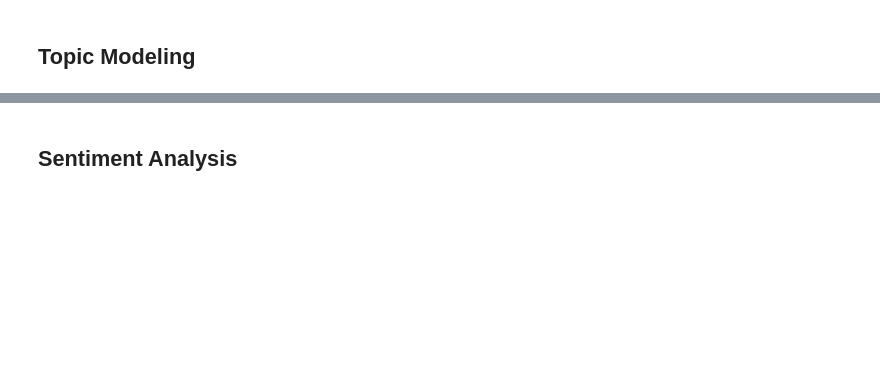
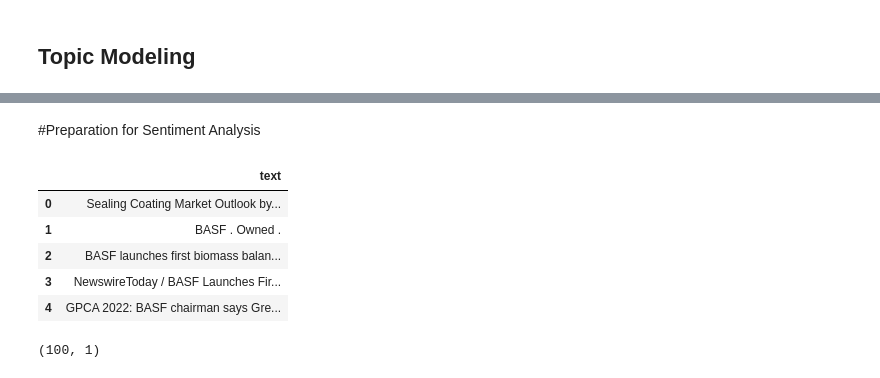
Before and after one commit to tomheyden/StockPricePrediction, a Jupyter notebook: TwitterSentiment.ipynb, the cells around one changed output, grey strips where cells are left out. Cells and saved outputs as stored; diff of their text form; code cells hidden in the pictures; blank space fills up the shorter version.

```diff
--- a/TwitterSentiment.ipynb
+++ b/TwitterSentiment.ipynb
@@ -513,4 +480,4 @@ pyLDAvis.display(vis)
 # %% [output]
 [interactive output not drawn]
 # %% [markdown]
-## Sentiment Analysis
+#Preparation for Sentiment Analysis
@@ -557,0 +484,16 @@ neutral = format(neutral, ‘.1f’)
+# %%
+#Drop features
+search_df = search_df.drop(['edit_history_tweet_ids', 'id'], axis=1)
+# %%
+search_df.head()
+# %% [output]
+|  | text |
+| 0 | Sealing Coating Market Outlook by... |
+| 1 | BASF . Owned . |
+| 2 | BASF launches first biomass balan... |
+| 3 | NewswireToday / BASF Launches Fir... |
+| 4 | GPCA 2022: BASF chairman says Gre... |
+# %%
+search_df.shape
+# %% [output]
+(100, 1)
```
Also changed, not shown: parts of 23 cells of this notebook.
